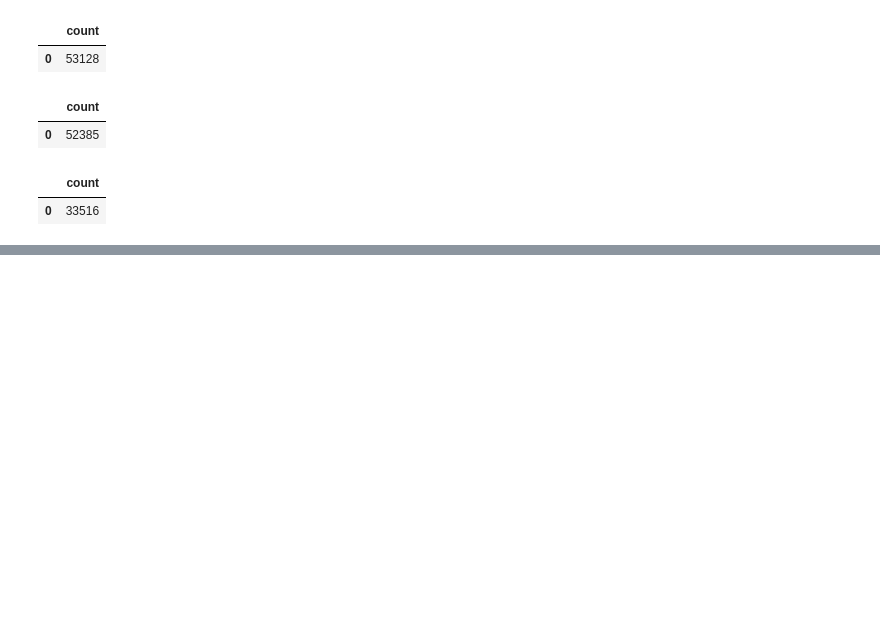
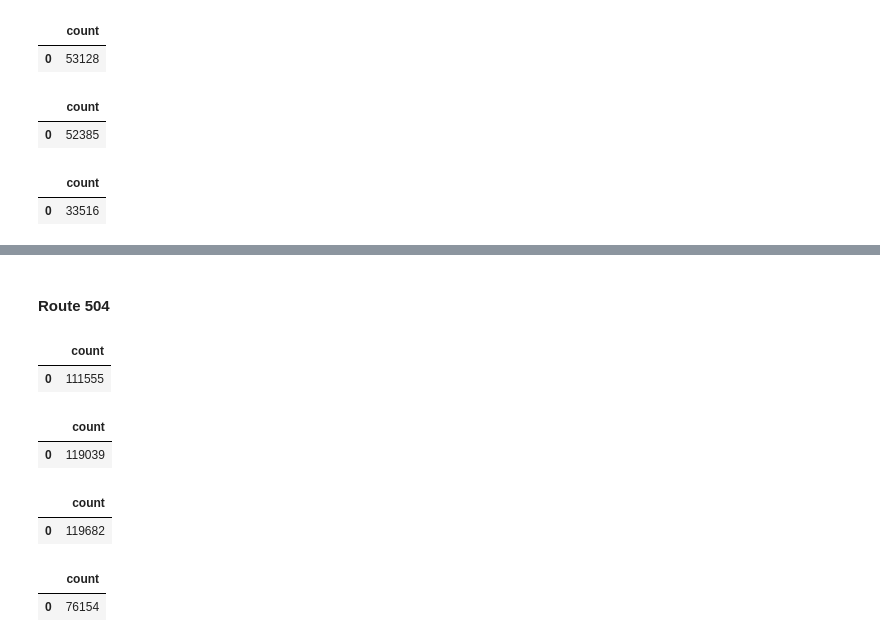
Before and after one commit to webgisgeek/bdit_data-sources, a Jupyter notebook: ttc/debugging_cis_ttc_comparison.ipynb, the cells around one changed output, grey strips where cells are left out. Cells and saved outputs as stored; diff of their text form; code cells hidden in the pictures; blank space fills up the shorter version.

```diff
--- a/ttc/debugging_cis_ttc_comparison.ipynb
+++ b/ttc/debugging_cis_ttc_comparison.ipynb
@@ -414,2 +463,47 @@ From the analysis of both of the routes, there must have been some type of mista
+# %% [markdown]
+#### Route 504
+# %%
+# count from weekday in October
+sql_count_504 = '''
+SELECT COUNT(*)
+FROM crosic.dd_cis_504_angle;
+'''
+pandasql.read_sql(sql_count_504, con)
+# %% [output]
+|  | count |
+| 0 | 111555 |
+# %%
+# weekday count - Nov 22
+sql_count_504 = '''
+SELECT COUNT(*)
+FROM crosic.cis_nov_504_angle
+WHERE date_time >= '2017-11-22'::date AND date_time <= '2017-11-23'::date;
+'''
+pandasql.read_sql(sql_count_504, con)
+# %% [output]
+|  | count |
+| 0 | 119039 |
+# %%
+# weekday count - Nov 24
+sql_count_504 = '''
+SELECT COUNT(*)
+FROM crosic.cis_nov_504_angle
+WHERE date_time >= '2017-11-24'::date AND date_time <= '2017-11-25'::date;
+'''
+pandasql.read_sql(sql_count_504, con)
+# %% [output]
+|  | count |
+| 0 | 119682 |
+# %%
+# weekend count - Nov 25
+sql_count_504 = '''
+SELECT COUNT(*)
+FROM crosic.cis_nov_504_angle
+WHERE date_time >= '2017-11-25'::date AND date_time <= '2017-11-26'::date;
+'''
+pandasql.read_sql(sql_count_504, con)
+# %% [output]
+|  | count |
+| 0 | 76154 |
 # %%
 con.close()
```
Also changed, not shown: parts of 10 cells of this notebook.
